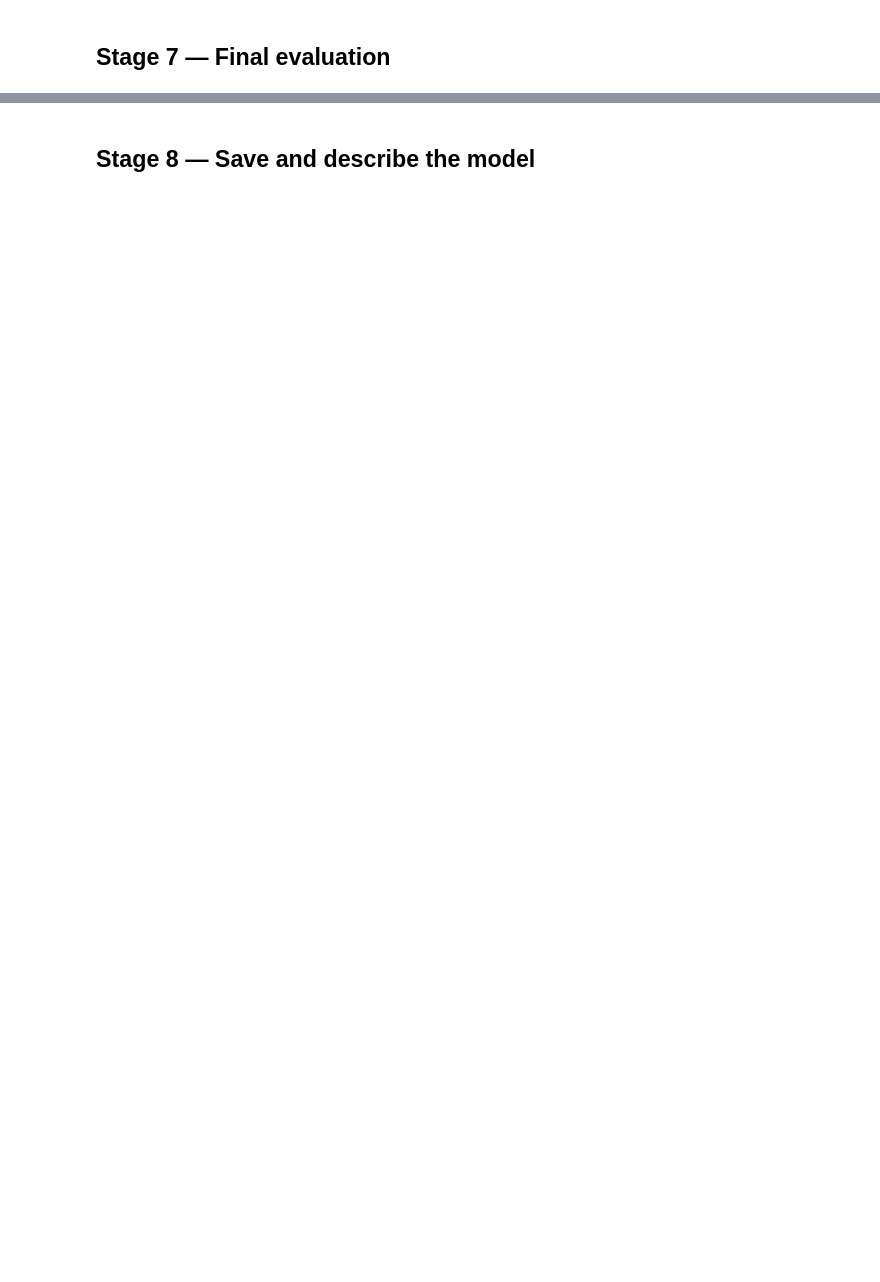
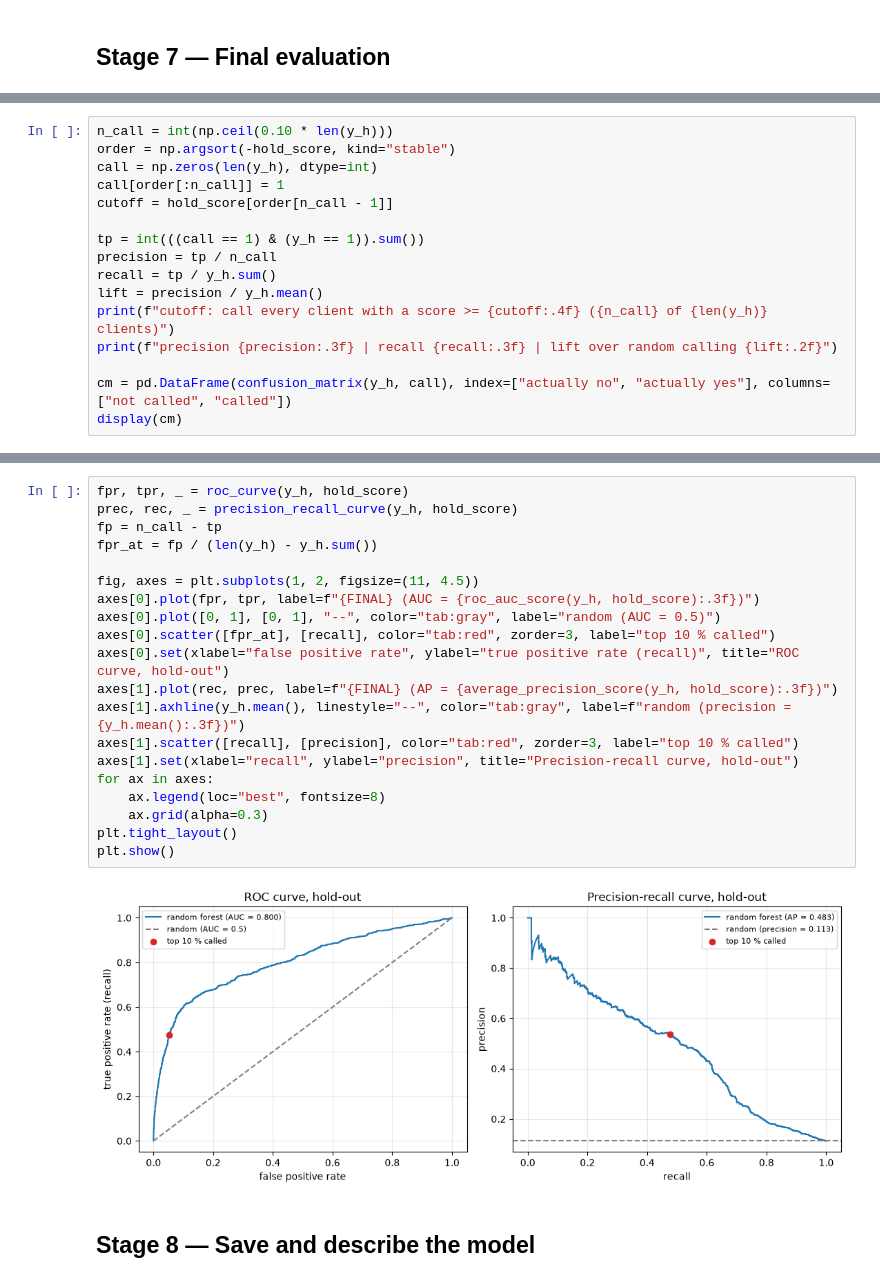
Before and after one commit to MrBiscit/task-03-ML-course, a Jupyter notebook: Aliev_task3.ipynb, the cells around one changed output, grey strips where cells are left out. Saved outputs shown, nothing was run; the diff lists cells and outputs as text; blank space fills up the shorter version.

```diff
--- a/Aliev_task3.ipynb
+++ b/Aliev_task3.ipynb
@@ -580,0 +754,16 @@ logistic regression: lift in the top 10 % = 4.42
+# %%
+n_call = int(np.ceil(0.10 * len(y_h)))
+order = np.argsort(-hold_score, kind="stable")
+call = np.zeros(len(y_h), dtype=int)
+call[order[:n_call]] = 1
+cutoff = hold_score[order[n_call - 1]]
+
+tp = int(((call == 1) & (y_h == 1)).sum())
+precision = tp / n_call
+recall = tp / y_h.sum()
+lift = precision / y_h.mean()
+print(f"cutoff: call every client with a score >= {cutoff:.4f} ({n_call} of {len(y_h)} clients)")
+print(f"precision {precision:.3f} | recall {recall:.3f} | lift over random calling {lift:.2f}")
+
+cm = pd.DataFrame(confusion_matrix(y_h, call), index=["actually no", "actually yes"], columns=["not called", "called"])
+display(cm)
@@ -581,2 +776,24 @@ logistic regression: lift in the top 10 % = 4.42
+# %%
+fpr, tpr, _ = roc_curve(y_h, hold_score)
+prec, rec, _ = precision_recall_curve(y_h, hold_score)
+fp = n_call - tp
+fpr_at = fp / (len(y_h) - y_h.sum())
+
+fig, axes = plt.subplots(1, 2, figsize=(11, 4.5))
+axes[0].plot(fpr, tpr, label=f"{FINAL} (AUC = {roc_auc_score(y_h, hold_score):.3f})")
+axes[0].plot([0, 1], [0, 1], "--", color="tab:gray", label="random (AUC = 0.5)")
+axes[0].scatter([fpr_at], [recall], color="tab:red", zorder=3, label="top 10 % called")
+axes[0].set(xlabel="false positive rate", ylabel="true positive rate (recall)", title="ROC curve, hold-out")
+axes[1].plot(rec, prec, label=f"{FINAL} (AP = {average_precision_score(y_h, hold_score):.3f})")
+axes[1].axhline(y_h.mean(), linestyle="--", color="tab:gray", label=f"random (precision = {y_h.mean():.3f})")
+axes[1].scatter([recall], [precision], color="tab:red", zorder=3, label="top 10 % called")
+axes[1].set(xlabel="recall", ylabel="precision", title="Precision-recall curve, hold-out")
+for ax in axes:
+    ax.legend(loc="best", fontsize=8)
+    ax.grid(alpha=0.3)
+plt.tight_layout()
+plt.show()
+# %% [output]
+[figure, added]
 # %% [markdown]
 ## Stage 8 — Save and describe the model
```
Also changed, not shown: parts of 16 cells of this notebook.
